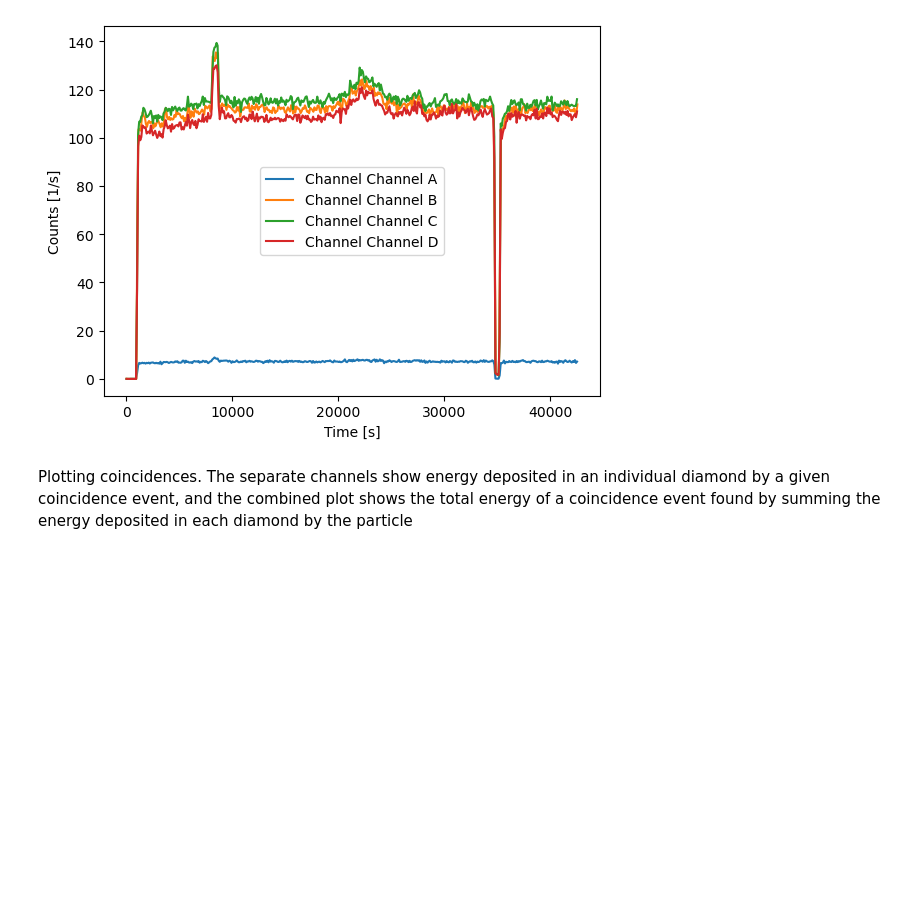
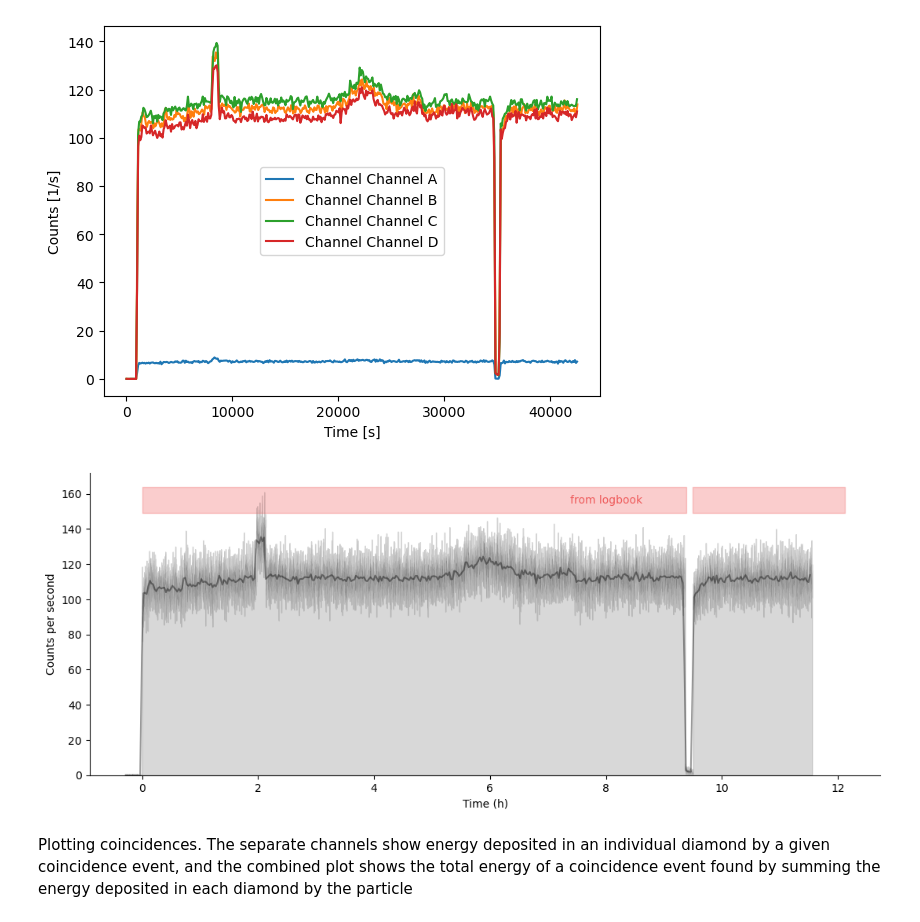
Before and after one commit to veliki-filozof/BABY-1L-run-3, a Jupyter notebook: analysis/neutron/prt.ipynb, the cells around one changed output. Saved outputs shown, nothing was run; the diff lists cells and outputs as text; code cells hidden in the pictures; blank space fills up the shorter version.

Commit message:
added comparison with logbook

```diff
--- a/analysis/neutron/prt.ipynb
+++ b/analysis/neutron/prt.ipynb
@@ -92,3 +122,54 @@ plt.legend()
+# %%
+import numpy as np
+s_to_h = 1 / 3600
+threshold = 40  # counts/s
+
+plt.figure(figsize=(13, 5))
+
+channel_name = "Channel B"
+rates, bins = prt.get_count_rate(data[channel_name]["timestamps"], bin_time=2)
+start_prt = bins[np.where(rates > threshold)][0]
+
+bins = bins -start_prt
+
+plt.plot(bins[:-1] * s_to_h, rates, color="tab:grey", linewidth=0.051)
+plt.fill_between(bins[:-1] * s_to_h, rates, alpha=0.3, color="tab:grey")
+
+rates, bins = prt.get_count_rate(data[channel_name]["timestamps"], bin_time=100)
+bins = bins - start_prt
+
+plt.plot(bins[:-1] * s_to_h, rates, color="black", alpha=0.4)
+
+# plot irradiations from logbook
+y_val = rates.max() * 1.1
+for i, irr in enumerate(irradiations):
+    plt.fill_betweenx(
+        [y_val, y_val*1.1],
+        irr[0] * s_to_h,
+        irr[1] * s_to_h,
+        color="#EF5B5B",
+        alpha=0.3,
+    )
+plt.annotate(
+    "from logbook",
+    (7, y_val),
+    xytext=(8, y_val*1.05),
+    ha="center",
+    va="center",
+    color="#EF5B5B",
+)
+
+plt.gca().spines["top"].set_visible(False)
+plt.gca().spines["right"].set_visible(False)
+
+plt.ylabel("Counts per second")
+plt.xlabel("Time (h)")
+plt.ylim(bottom=0)
+
+plt.savefig("out.png")
+plt.show()
+# %% [output]
+[figure, added]
 # %% [markdown]
 Plotting coincidences. The separate channels show energy deposited in an individual diamond by a given
 coincidence event, and the combined plot shows the total energy of a coincidence event found by
```
Also changed, not shown: parts of 2 cells of this notebook.
